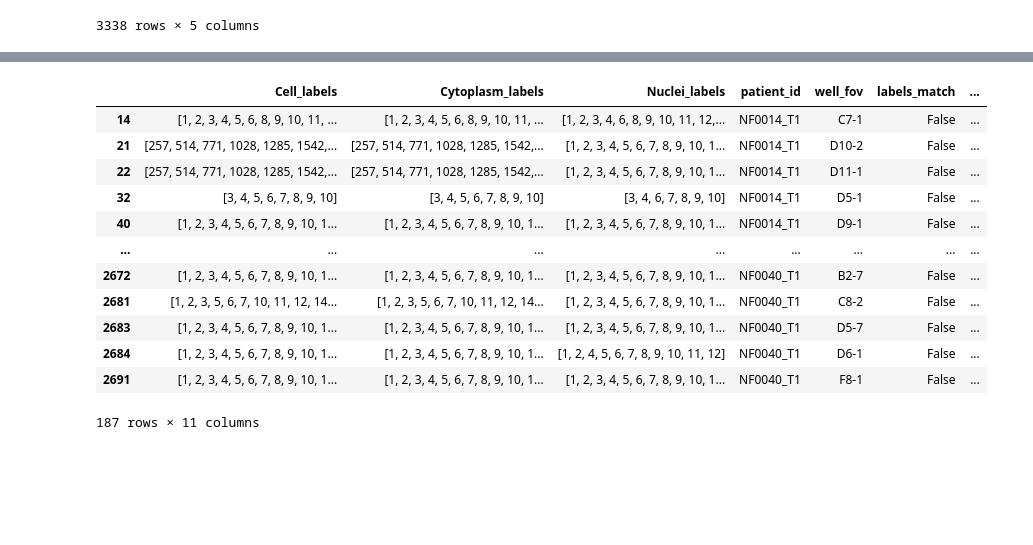
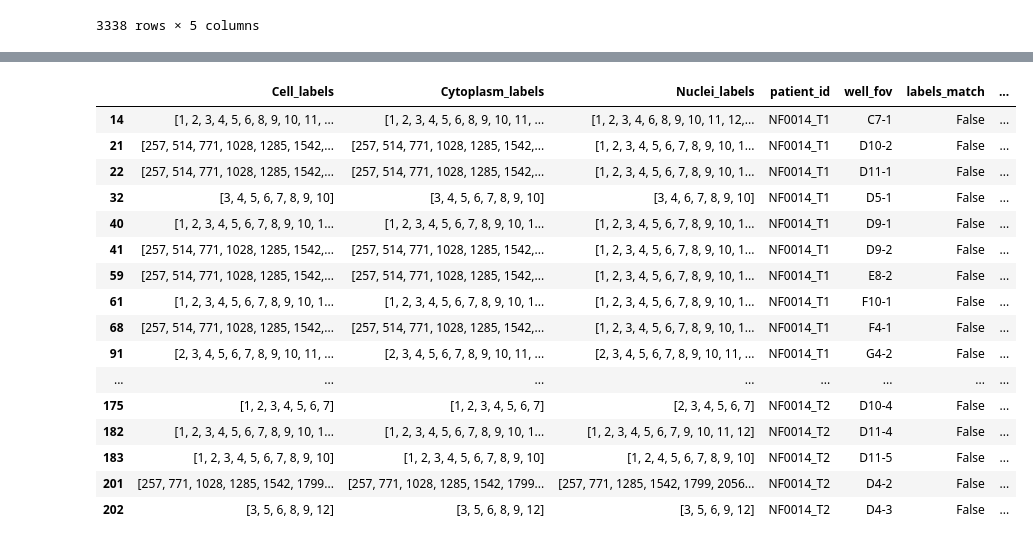
Before and after one commit to WayScience/NF1_3D_organoid_profiling_pipeline, a Jupyter notebook: 3.cellprofiling/notebooks/feature_sanity_checks.ipynb, the cells around one changed output, grey strips where cells are left out. Drawn from its saved outputs; the diff is of its cells as text; code cells hidden in the pictures; blank space fills up the shorter version.

```diff
--- a/3.cellprofiling/notebooks/feature_sanity_checks.ipynb
+++ b/3.cellprofiling/notebooks/feature_sanity_checks.ipynb
@@ -225,39 +242,43 @@ Error reading files for NF0055_T1 G9-7: cannot construct a FileSource from nan
 # %%
 labels_df["labels_match"] = labels_df.apply(
     lambda row: row["Cell_labels"] == row["Nuclei_labels"],
     axis=1,
 )
 labels_df["same_number_of_labels"] = labels_df.apply(
     lambda row: len(row["Cell_labels"]) == len(row["Nuclei_labels"]),
     axis=1,
 )
 labels_df["unique_labels_across_compartments"] = labels_df.apply(
     lambda row: set(row["Nuclei_labels"]) - set(row["Cytoplasm_labels"]), axis=1
 )
 labels_df["nuc_cyto_unique"] = labels_df.apply(
     lambda row: set(row["Nuclei_labels"]) - set(row["Cytoplasm_labels"]), axis=1
 )
 labels_df["nuc_cell_unique"] = labels_df.apply(
     lambda row: set(row["Nuclei_labels"]) - set(row["Cell_labels"]), axis=1
 )
 labels_df["cyto_cell_unique"] = labels_df.apply(
     lambda row: set(row["Cytoplasm_labels"]) - set(row["Cell_labels"]), axis=1
 )
-labels_df.loc[labels_df["labels_match"] == False]
+labels_df.loc[labels_df["labels_match"] == False].head(20)
 # %% [output]
 |  | Cell_labels | Cytoplasm_labels | Nuclei_labels | patient_id | well_fov | labels_match | ... |
 | 14 | [1, 2, 3, 4, 5, 6, 8, 9, 10, 11, ... | [1, 2, 3, 4, 5, 6, 8, 9, 10, 11, ... | [1, 2, 3, 4, 6, 8, 9, 10, 11, 12,... | NF0014_T1 | C7-1 | False | ... |
 | 21 | [257, 514, 771, 1028, 1285, 1542,... | [257, 514, 771, 1028, 1285, 1542,... | [1, 2, 3, 4, 5, 6, 7, 8, 9, 10, 1... | NF0014_T1 | D10-2 | False | ... |
 | 22 | [257, 514, 771, 1028, 1285, 1542,... | [257, 514, 771, 1028, 1285, 1542,... | [1, 2, 3, 4, 5, 6, 7, 8, 9, 10, 1... | NF0014_T1 | D11-1 | False | ... |
 | 32 | [3, 4, 5, 6, 7, 8, 9, 10] | [3, 4, 5, 6, 7, 8, 9, 10] | [3, 4, 6, 7, 8, 9, 10] | NF0014_T1 | D5-1 | False | ... |
 | 40 | [1, 2, 3, 4, 5, 6, 7, 8, 9, 10, 1... | [1, 2, 3, 4, 5, 6, 7, 8, 9, 10, 1... | [1, 2, 3, 4, 5, 6, 7, 8, 9, 10, 1... | NF0014_T1 | D9-1 | False | ... |
+| 41 | [257, 514, 771, 1028, 1285, 1542,... | [257, 514, 771, 1028, 1285, 1542,... | [1, 2, 3, 4, 5, 6, 7, 8, 9, 10, 1... | NF0014_T1 | D9-2 | False | ... |
+| 59 | [257, 514, 771, 1028, 1285, 1542,... | [257, 514, 771, 1028, 1285, 1542,... | [1, 2, 3, 4, 5, 6, 7, 8, 9, 10, 1... | NF0014_T1 | E8-2 | False | ... |
+| 61 | [1, 2, 3, 4, 5, 6, 7, 8, 9, 10, 1... | [1, 2, 3, 4, 5, 6, 7, 8, 9, 10, 1... | [1, 2, 3, 4, 5, 6, 7, 8, 9, 10, 1... | NF0014_T1 | F10-1 | False | ... |
+| 68 | [257, 514, 771, 1028, 1285, 1542,... | [257, 514, 771, 1028, 1285, 1542,... | [1, 2, 3, 4, 5, 6, 7, 8, 9, 10, 1... | NF0014_T1 | F4-1 | False | ... |
+| 91 | [2, 3, 4, 5, 6, 7, 8, 9, 10, 11, ... | [2, 3, 4, 5, 6, 7, 8, 9, 10, 11, ... | [2, 3, 4, 5, 6, 7, 8, 9, 10, 11, ... | NF0014_T1 | G4-2 | False | ... |
 | ... | ... | ... | ... | ... | ... | ... | ... |
-| 2672 | [1, 2, 3, 4, 5, 6, 7, 8, 9, 10, 1... | [1, 2, 3, 4, 5, 6, 7, 8, 9, 10, 1... | [1, 2, 3, 4, 5, 6, 7, 8, 9, 10, 1... | NF0040_T1 | B2-7 | False | ... |
-| 2681 | [1, 2, 3, 5, 6, 7, 10, 11, 12, 14... | [1, 2, 3, 5, 6, 7, 10, 11, 12, 14... | [1, 2, 3, 4, 5, 6, 7, 8, 9, 10, 1... | NF0040_T1 | C8-2 | False | ... |
-| 2683 | [1, 2, 3, 4, 5, 6, 7, 8, 9, 10, 1... | [1, 2, 3, 4, 5, 6, 7, 8, 9, 10, 1... | [1, 2, 3, 4, 5, 6, 7, 8, 9, 10, 1... | NF0040_T1 | D5-7 | False | ... |
-| 2684 | [1, 2, 3, 4, 5, 6, 7, 8, 9, 10, 1... | [1, 2, 3, 4, 5, 6, 7, 8, 9, 10, 1... | [1, 2, 4, 5, 6, 7, 8, 9, 10, 11, 12] | NF0040_T1 | D6-1 | False | ... |
-| 2691 | [1, 2, 3, 4, 5, 6, 7, 8, 9, 10, 1... | [1, 2, 3, 4, 5, 6, 7, 8, 9, 10, 1... | [1, 2, 3, 4, 5, 6, 7, 8, 9, 10, 1... | NF0040_T1 | F8-1 | False | ... |
+| 175 | [1, 2, 3, 4, 5, 6, 7] | [1, 2, 3, 4, 5, 6, 7] | [2, 3, 4, 5, 6, 7] | NF0014_T2 | D10-4 | False | ... |
+| 182 | [1, 2, 3, 4, 5, 6, 7, 8, 9, 10, 1... | [1, 2, 3, 4, 5, 6, 7, 8, 9, 10, 1... | [1, 2, 3, 4, 5, 6, 7, 9, 10, 11, 12] | NF0014_T2 | D11-4 | False | ... |
+| 183 | [1, 2, 3, 4, 5, 6, 7, 8, 9, 10] | [1, 2, 3, 4, 5, 6, 7, 8, 9, 10] | [1, 2, 4, 5, 6, 7, 8, 9, 10] | NF0014_T2 | D11-5 | False | ... |
+| 201 | [257, 771, 1028, 1285, 1542, 1799... | [257, 771, 1028, 1285, 1542, 1799... | [257, 771, 1285, 1542, 1799, 2056... | NF0014_T2 | D4-2 | False | ... |
+| 202 | [3, 5, 6, 8, 9, 12] | [3, 5, 6, 8, 9, 12] | [3, 5, 6, 9, 12] | NF0014_T2 | D4-3 | False | ... |
-187 rows × 11 columns
 # %%
 # get the patient_id and well_fov for the rows where the labels do not match and check the corresponding feature files for those rows
 mismatched_labels = labels_df.loc[
```
Also changed, not shown: parts of 2 cells of this notebook, 7 other files.
